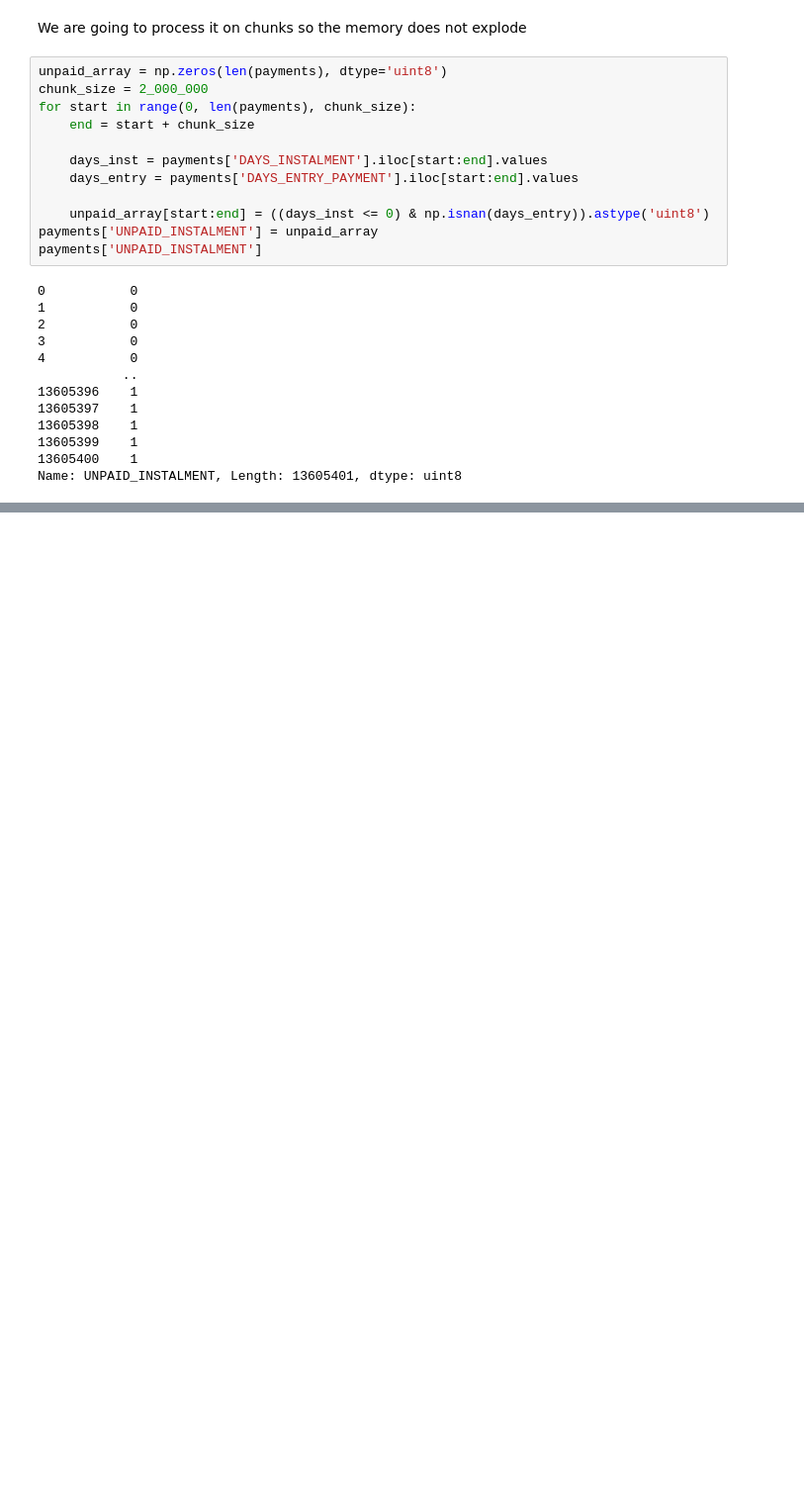
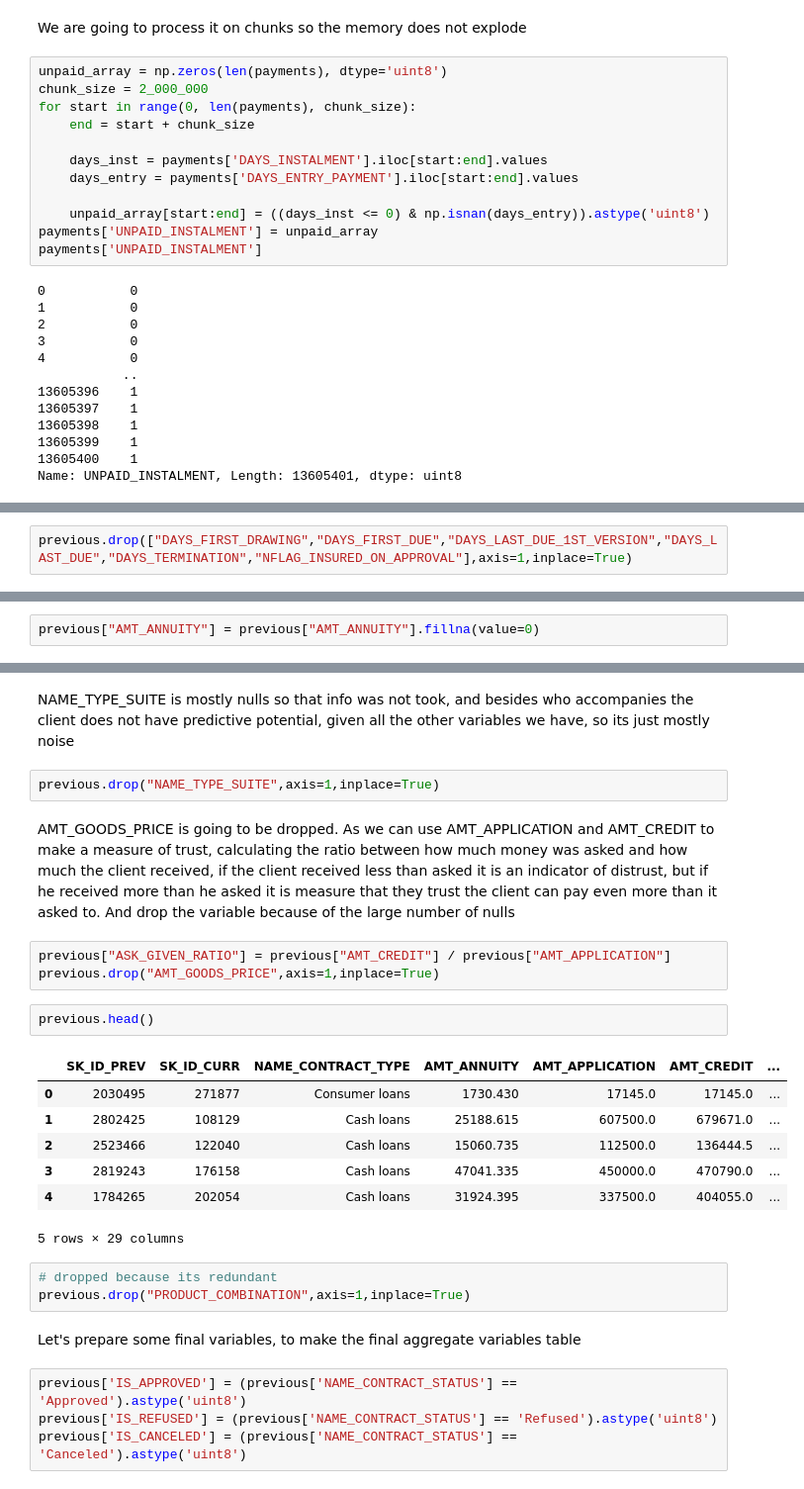
Before and after one commit to alexalvarezds/credit-risk, a Jupyter notebook: notebooks/01-cleaning-firstpreprocessing.ipynb, the cells around one changed output, grey strips where cells are left out. Shown at 99% size. Drawn from its saved outputs; the diff is of its cells as text; blank space fills up the shorter version.

```diff
--- a/notebooks/01-cleaning-firstpreprocessing.ipynb
+++ b/notebooks/01-cleaning-firstpreprocessing.ipynb
@@ -399,0 +561,2 @@ loan_level.columns = [
+# %%
+previous.drop(["DAYS_FIRST_DRAWING","DAYS_FIRST_DUE","DAYS_LAST_DUE_1ST_VERSION","DAYS_LAST_DUE","DAYS_TERMINATION","NFLAG_INSURED_ON_APPROVAL"],axis=1,inplace=True)
@@ -399,0 +576,2 @@ loan_level.columns = [
+# %%
+previous["AMT_ANNUITY"] = previous["AMT_ANNUITY"].fillna(value=0)
@@ -399,0 +588,28 @@ loan_level.columns = [
+# %% [markdown]
+NAME_TYPE_SUITE is mostly nulls so that info was not took, and besides who accompanies the client does not have predictive potential, given all the other variables we have, so its just mostly noise
+# %%
+previous.drop("NAME_TYPE_SUITE",axis=1,inplace=True)
+# %% [markdown]
+AMT_GOODS_PRICE is going to be dropped. As we can use AMT_APPLICATION and AMT_CREDIT to make a measure of trust, calculating the ratio between how much money was asked and how much the client received, if the client received less than asked it is an indicator of distrust, but if he received more than he asked it is measure that they trust the client can pay even more than it asked to. And drop the variable because of the large number of nulls
+# %%
+previous["ASK_GIVEN_RATIO"] = previous["AMT_CREDIT"] / previous["AMT_APPLICATION"]
+previous.drop("AMT_GOODS_PRICE",axis=1,inplace=True)
+# %%
+previous.head()
+# %% [output]
+|  | SK_ID_PREV | SK_ID_CURR | NAME_CONTRACT_TYPE | AMT_ANNUITY | AMT_APPLICATION | AMT_CREDIT | ... |
+| 0 | 2030495 | 271877 | Consumer loans | 1730.430 | 17145.0 | 17145.0 | ... |
+| 1 | 2802425 | 108129 | Cash loans | 25188.615 | 607500.0 | 679671.0 | ... |
+| 2 | 2523466 | 122040 | Cash loans | 15060.735 | 112500.0 | 136444.5 | ... |
+| 3 | 2819243 | 176158 | Cash loans | 47041.335 | 450000.0 | 470790.0 | ... |
+| 4 | 1784265 | 202054 | Cash loans | 31924.395 | 337500.0 | 404055.0 | ... |
+5 rows × 29 columns
+# %%
+# dropped because its redundant
+previous.drop("PRODUCT_COMBINATION",axis=1,inplace=True)
+# %% [markdown]
+Let's prepare some final variables, to make the final aggregate variables table
+# %%
+previous['IS_APPROVED'] = (previous['NAME_CONTRACT_STATUS'] == 'Approved').astype('uint8')
+previous['IS_REFUSED'] = (previous['NAME_CONTRACT_STATUS'] == 'Refused').astype('uint8')
+previous['IS_CANCELED'] = (previous['NAME_CONTRACT_STATUS'] == 'Canceled').astype('uint8')
```
Also changed, not shown: parts of 75 cells of this notebook.
